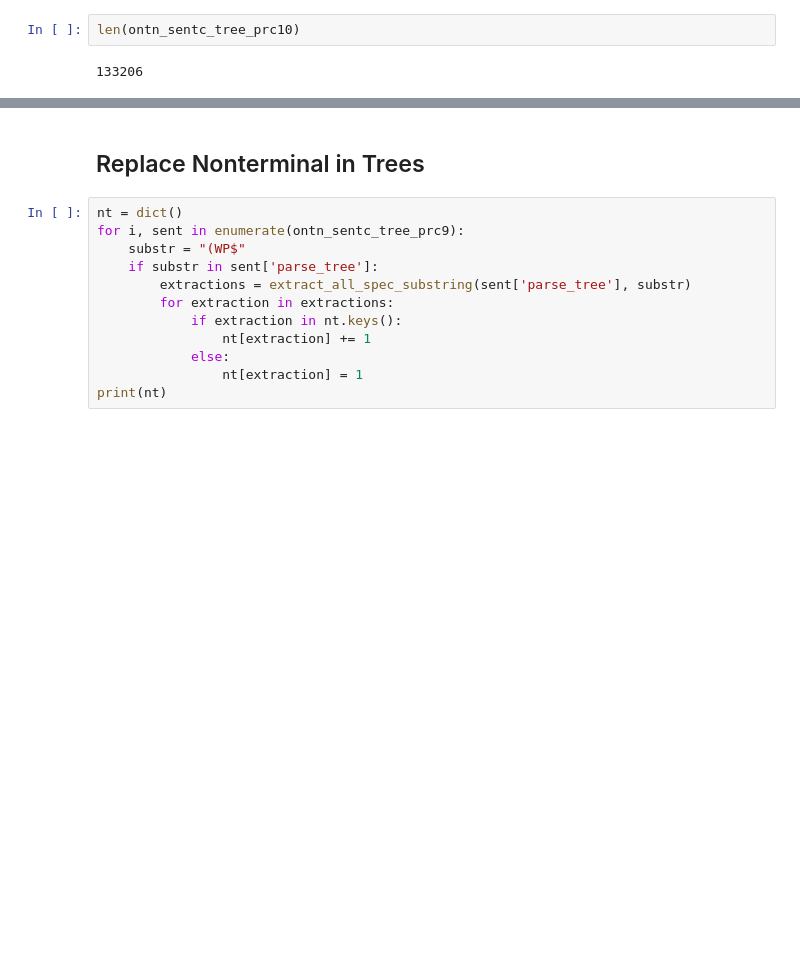
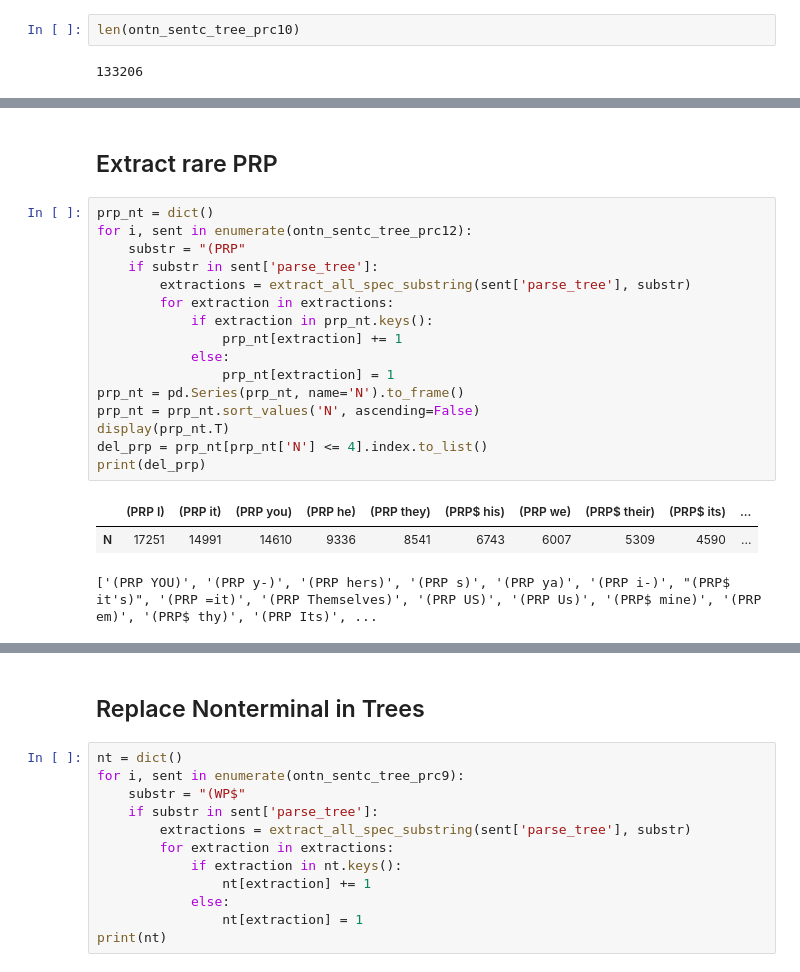
Before and after one commit to v-urushkin/ontonotes-to-lark, a Jupyter notebook: conll_to_lark.ipynb, the cells around one changed output, grey strips where cells are left out. Drawn from its saved outputs; the diff is of its cells as text; blank space fills up the shorter version.

```diff
--- a/conll_to_lark.ipynb
+++ b/conll_to_lark.ipynb
@@ -537,0 +633,22 @@ len(ontn_sentc_tree_prc10)
+# %% [markdown]
+## Extract rare PRP
+# %%
+prp_nt = dict()
+for i, sent in enumerate(ontn_sentc_tree_prc12):
+    substr = "(PRP"
+    if substr in sent['parse_tree']:
+        extractions = extract_all_spec_substring(sent['parse_tree'], substr)
+        for extraction in extractions:
+            if extraction in prp_nt.keys():
+                prp_nt[extraction] += 1
+            else:
+                prp_nt[extraction] = 1
+prp_nt = pd.Series(prp_nt, name='N').to_frame()
+prp_nt = prp_nt.sort_values('N', ascending=False)
+display(prp_nt.T)
+del_prp = prp_nt[prp_nt['N'] <= 4].index.to_list()
+print(del_prp)
+# %% [output]
+|  | (PRP I) | (PRP it) | (PRP you) | (PRP he) | (PRP they) | (PRP$ his) | (PRP we) | (PRP$ their) | (PRP$ its) | ... |
+| N | 17251 | 14991 | 14610 | 9336 | 8541 | 6743 | 6007 | 5309 | 4590 | ... |
+['(PRP YOU)', '(PRP y-)', '(PRP hers)', '(PRP s)', '(PRP ya)', '(PRP i-)', "(PRP$ it's)", '(PRP =it)', '(PRP Themselves)', '(PRP US)', '(PRP Us)', '(PRP$ mine)', '(PRP em)', '(PRP$ thy)', '(PRP Its)', ...
```
Also changed, not shown: parts of 30 cells of this notebook, 1 other file.
